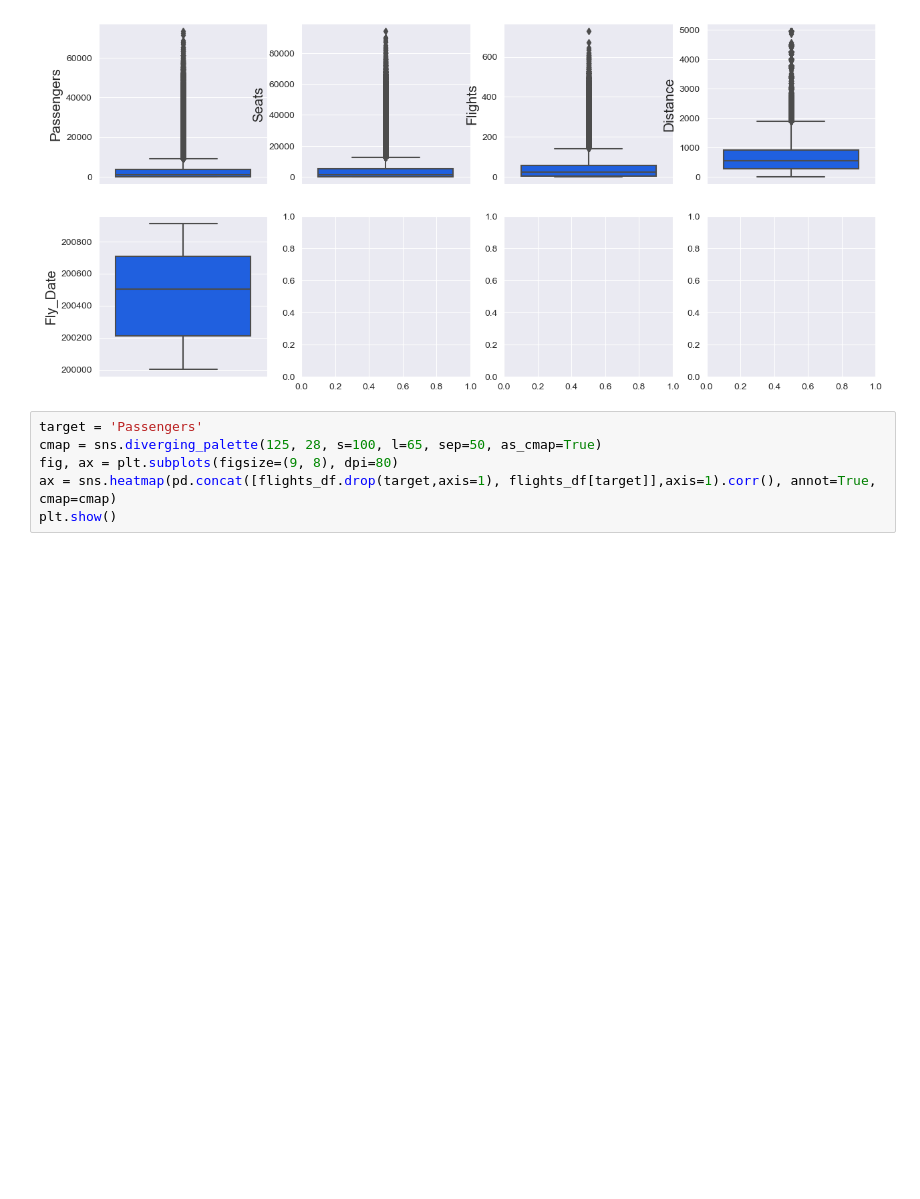
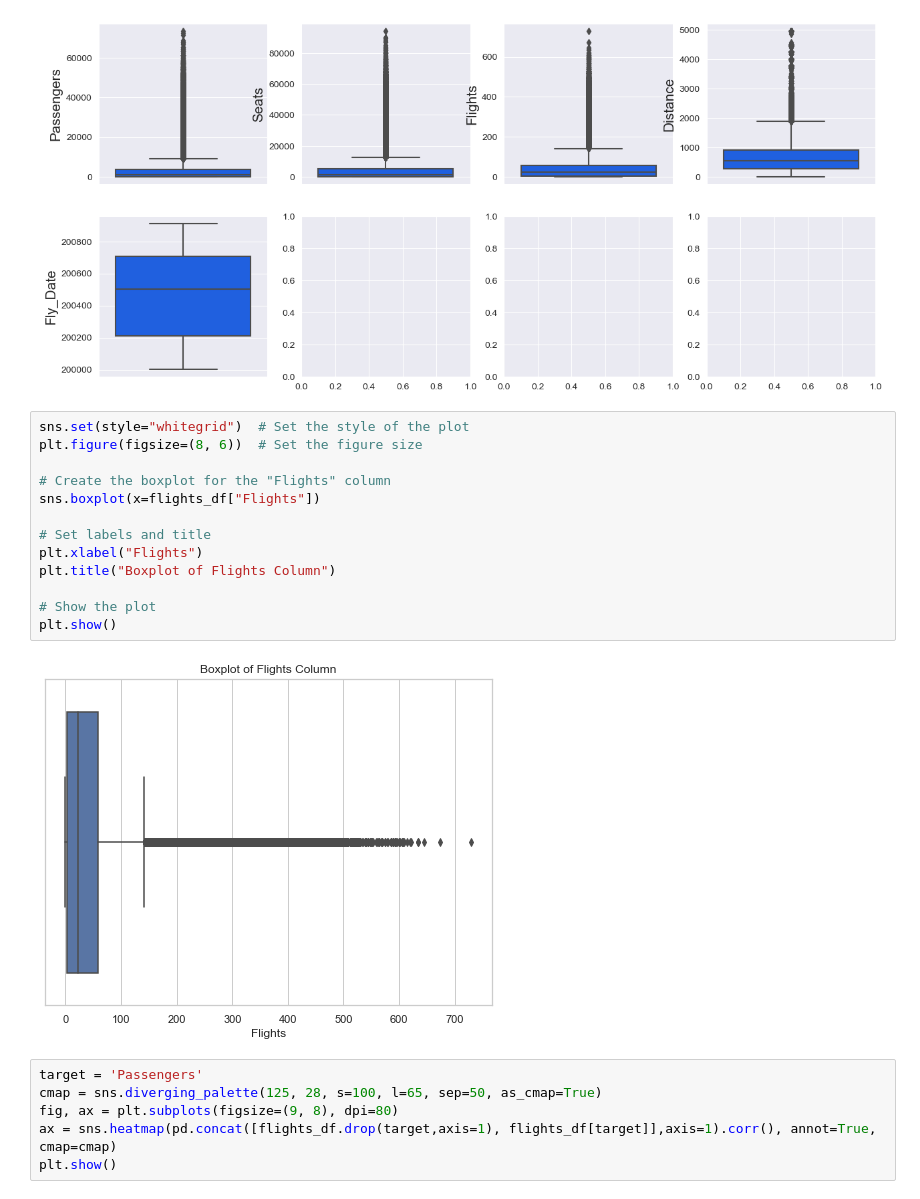
Before and after one commit to Nathan-13/Midterm-Project, a Jupyter notebook: notebooks/model_building.ipynb, the cells around one changed output. Cells and saved outputs as stored; diff of their text form; blank space fills up the shorter version.

Commit message:
Add a boxplot for Flights

```diff
--- a/notebooks/model_building.ipynb
+++ b/notebooks/model_building.ipynb
@@ -52,6 +52,21 @@ plt.show()
 # %% [output]
 ValueError: Could not interpret input 'flight'
 [figure]
+# %%
+sns.set(style="whitegrid")  # Set the style of the plot
+plt.figure(figsize=(8, 6))  # Set the figure size
+
+# Create the boxplot for the "Flights" column
+sns.boxplot(x=flights_df["Flights"])
+
+# Set labels and title
+plt.xlabel("Flights")
+plt.title("Boxplot of Flights Column")
+
+# Show the plot
+plt.show()
+# %% [output]
+[figure, added]
 # %%
 target = 'Passengers'
 cmap = sns.diverging_palette(125, 28, s=100, l=65, sep=50, as_cmap=True)
```
